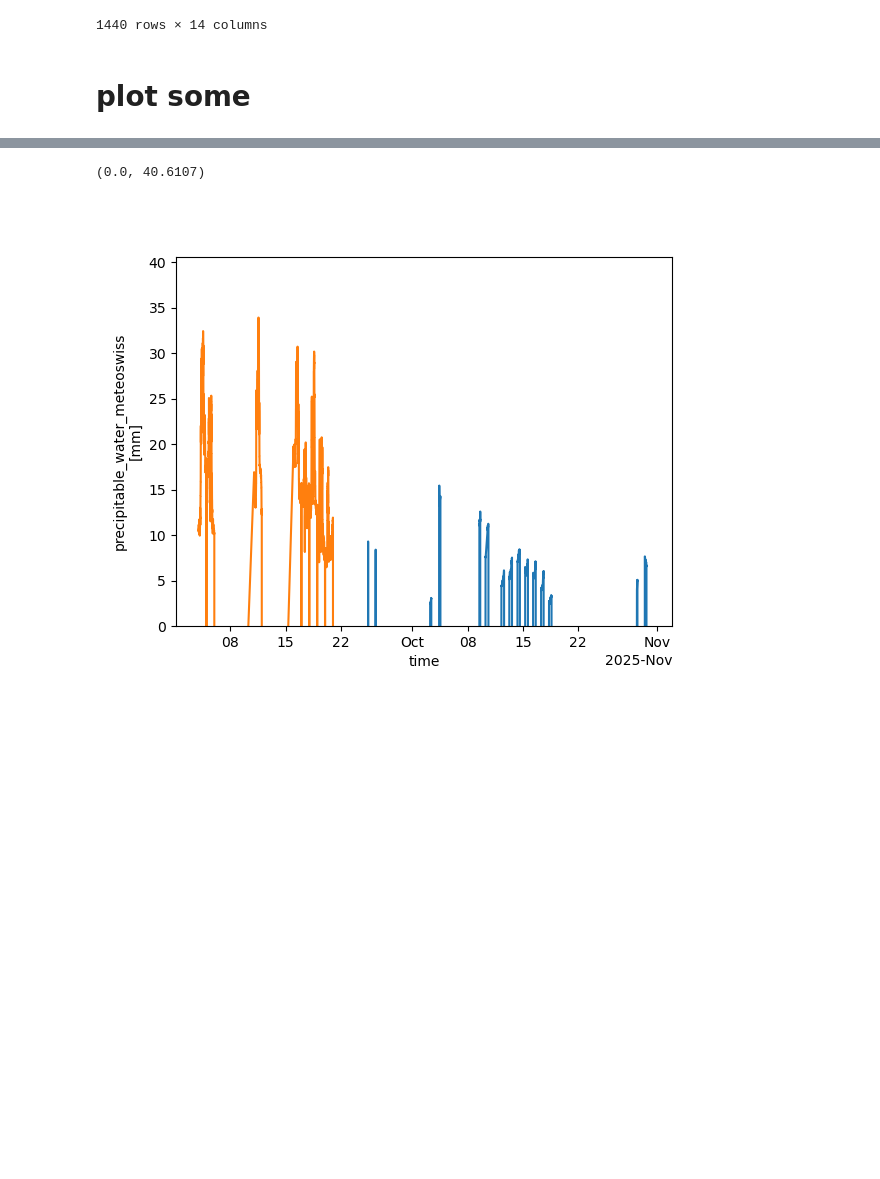
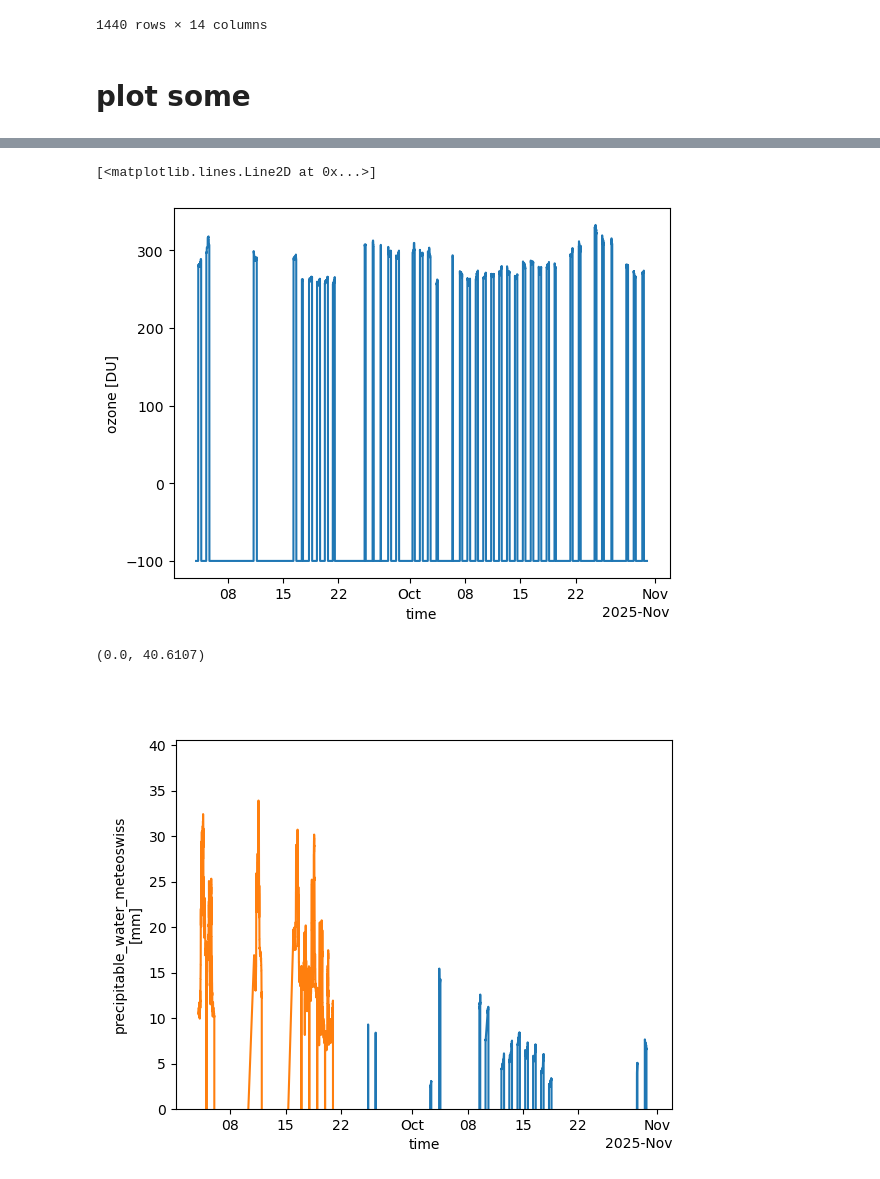
Before and after one commit to HagenTelg/cmpaign_2025_PMOD, a Jupyter notebook: write_frc_metadata_to_netcdf.ipynb, the cells around one changed output, grey strips where cells are left out. Drawn from its saved outputs; the diff is of its cells as text; code cells hidden in the pictures; blank space fills up the shorter version.

```diff
--- a/write_frc_metadata_to_netcdf.ipynb
+++ b/write_frc_metadata_to_netcdf.ipynb
@@ -232,3 +251,8 @@ sh: 1: getfattr: not found
+# %%
+ds.ozone.plot()
+# %% [output]
+[<matplotlib.lines.Line2D at 0x...>]
+[figure, added]
 # %%
 %matplotlib widget
 # %%
```
Also changed, not shown: parts of 2 cells of this notebook, 2 other files.
